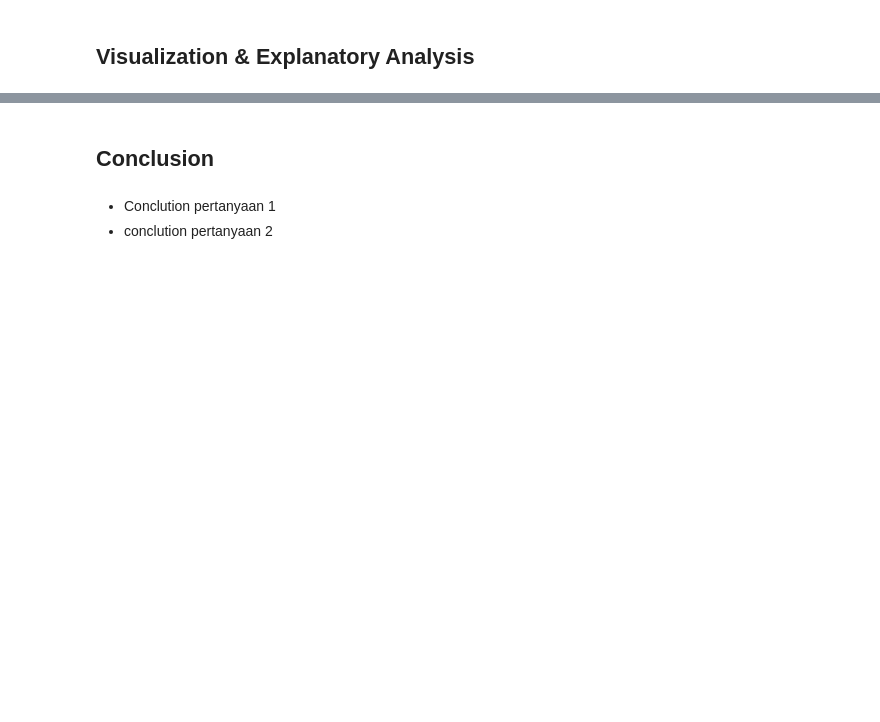
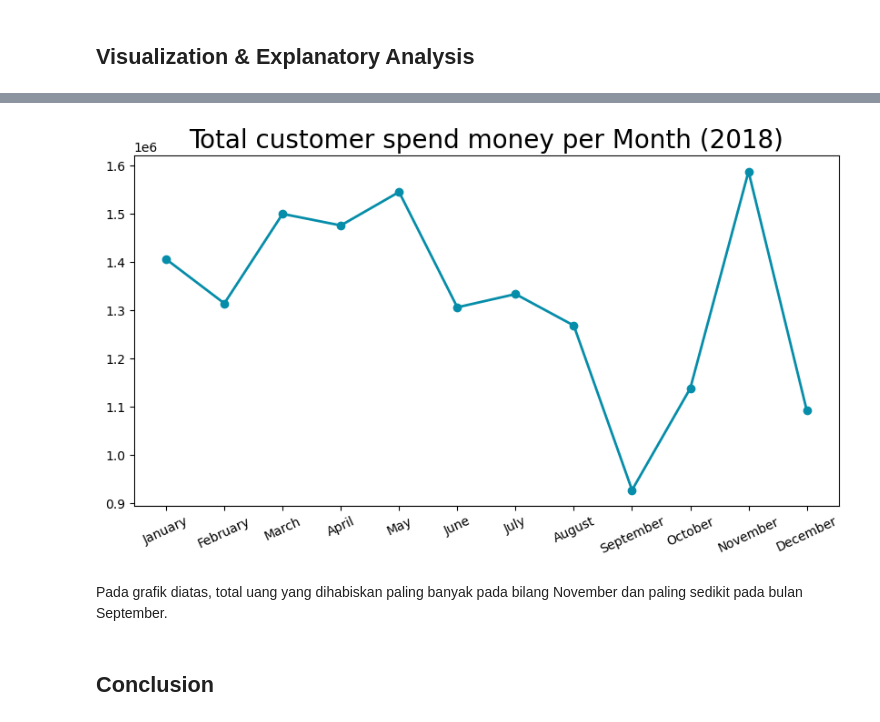
Before and after one commit to ahmadnurrizal/Data-Analysis-with-Python-Project, a Jupyter notebook: Proyek_Analisis_Data.ipynb, the cells around one changed output, grey strips where cells are left out. Cells and saved outputs as stored; diff of their text form; code cells hidden in the pictures; blank space fills up the shorter version.

```diff
--- a/Proyek_Analisis_Data.ipynb
+++ b/Proyek_Analisis_Data.ipynb
@@ -741,0 +1401,10 @@ Name: order_id, dtype: int64
+# %%
+monthly_spend_df = all_data.resample(rule='M', on='order_approved_at').agg({
+    "payment_value":"sum"
+})
+monthly_spend_df.index = monthly_spend_df.index.strftime('%B') #mengubah format order_approved_at menjadi Tahun-Bulan
+monthly_spend_df = monthly_spend_df.reset_index()
+monthly_spend_df.rename(columns={
+    "payment_value":"total_spend"
+}, inplace=True)
+monthly_spend_df.head()
@@ -741,0 +1427,2 @@ Name: order_id, dtype: int64
+# %%
+monthly_spend_df = monthly_spend_df.sort_values('total_spend').drop_duplicates('order_approved_at', keep='last')
@@ -742,5 +1445,23 @@ Name: order_id, dtype: int64
+# %%
+monthly_spend_df["month_numeric"] = monthly_spend_df["order_approved_at"].map(month_mapping)
+monthly_spend_df = monthly_spend_df.sort_values("month_numeric")
+monthly_spend_df = monthly_spend_df.drop("month_numeric", axis=1)
+# %%
+plt.figure(figsize=(10, 5))
+plt.plot(
+    monthly_spend_df["order_approved_at"],
+    monthly_spend_df["total_spend"],
+    marker='o',
+    linewidth=2,
+    color="#068DA9"
+)
+plt.title("Total customer spend money per Month (2018)", loc="center", fontsize=20)
+plt.xticks(fontsize=10, rotation=25)
+plt.yticks(fontsize=10)
+plt.show()
+# %% [output]
+[figure, added]
+# %% [markdown]
+Pada grafik diatas, total uang yang dihabiskan paling banyak pada bilang November dan paling sedikit pada bulan September.
 # %% [markdown]
 ## Conclusion
-# %% [markdown]
-- Conclution pertanyaan 1
-- conclution pertanyaan 2
```
Also changed, not shown: parts of 74 cells of this notebook, 1 other file.
